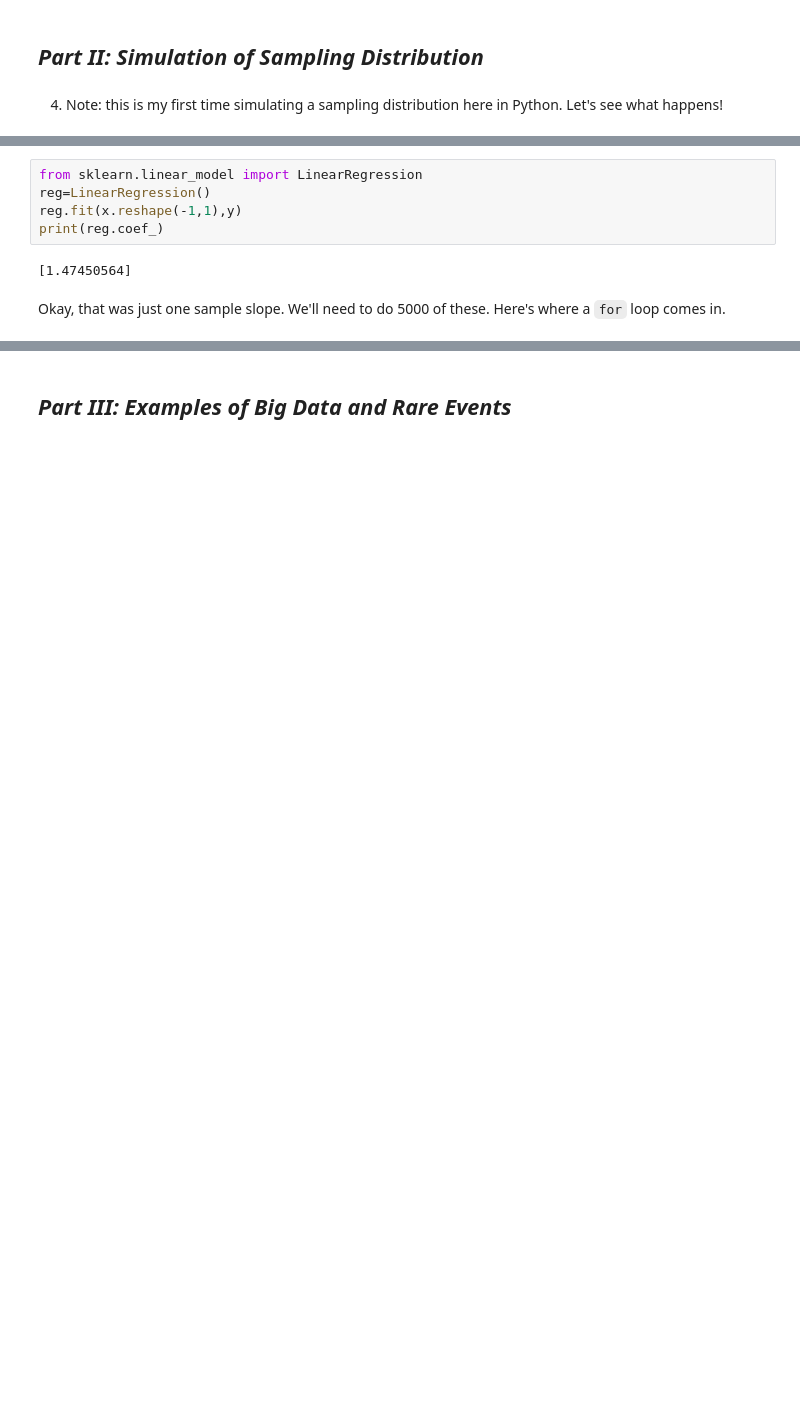
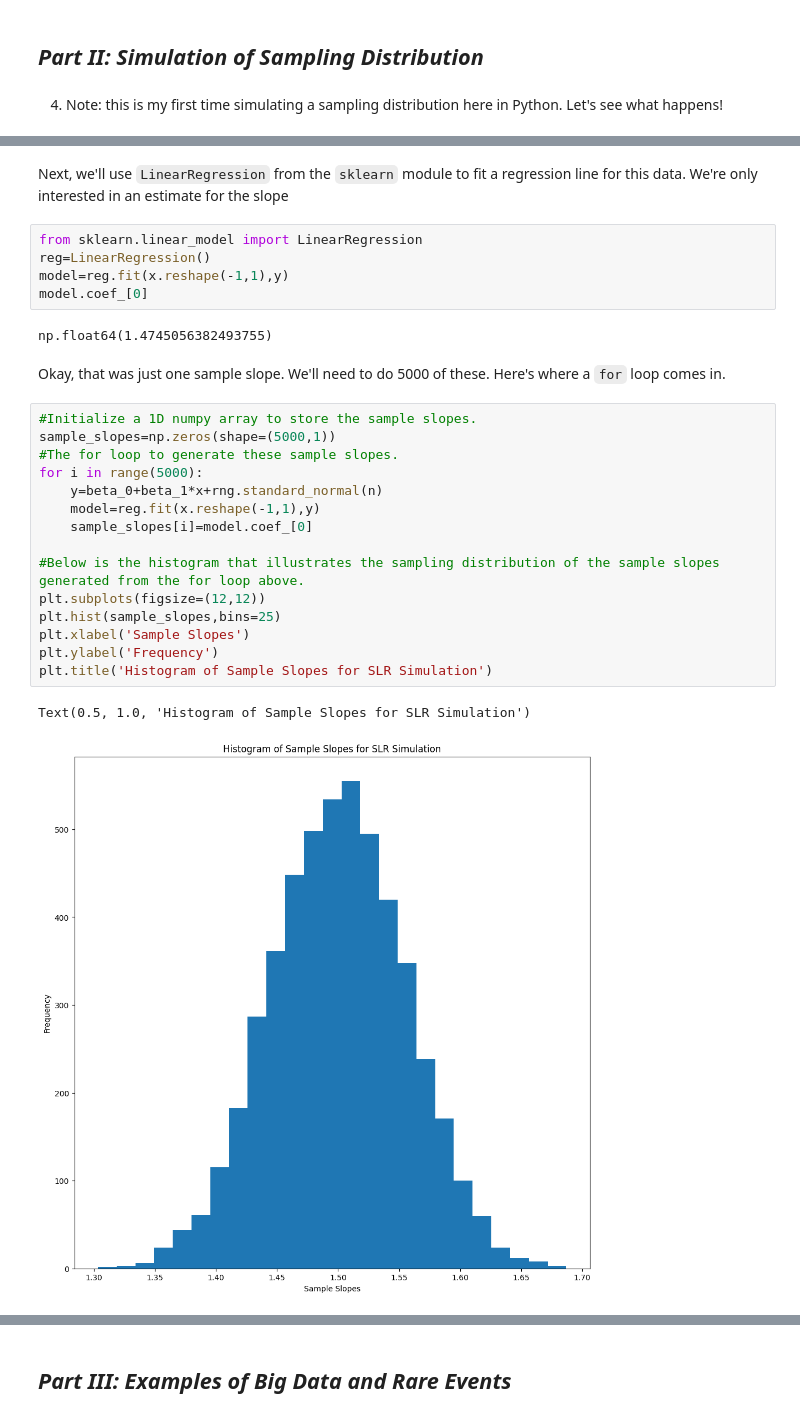
Before and after one commit to cashby-890/ST-554-HW5, a Jupyter notebook: ST554_Homework_Five_Cody_Ashby.ipynb, the cells around one changed output, grey strips where cells are left out. Cells and saved outputs as stored; diff of their text form; blank space fills up the shorter version.

```diff
--- a/ST554_Homework_Five_Cody_Ashby.ipynb
+++ b/ST554_Homework_Five_Cody_Ashby.ipynb
@@ -34,12 +37,32 @@ plt.scatter(x,y)
 plt.show()
 # %% [output]
 [figure]
+# %% [markdown]
+Next, we'll use `LinearRegression` from the `sklearn` module to fit a regression line for this data. We're only interested in an estimate for the slope
 # %%
 from sklearn.linear_model import LinearRegression
 reg=LinearRegression()
-reg.fit(x.reshape(-1,1),y)
-print(reg.coef_)
+model=reg.fit(x.reshape(-1,1),y)
+model.coef_[0]
 # %% [output]
-[1.47450564]
+np.float64(1.4745056382493755)
 # %% [markdown]
 Okay, that was just one sample slope. We'll need to do 5000 of these. Here's where a `for` loop comes in.
+# %%
+#Initialize a 1D numpy array to store the sample slopes.
+sample_slopes=np.zeros(shape=(5000,1))
+#The for loop to generate these sample slopes.
+for i in range(5000):
+    y=beta_0+beta_1*x+rng.standard_normal(n)
+    model=reg.fit(x.reshape(-1,1),y)
+    sample_slopes[i]=model.coef_[0]
+
+#Below is the histogram that illustrates the sampling distribution of the sample slopes generated from the for loop above.
+plt.subplots(figsize=(12,12))
+plt.hist(sample_slopes,bins=25)
+plt.xlabel('Sample Slopes')
+plt.ylabel('Frequency')
+plt.title('Histogram of Sample Slopes for SLR Simulation')
+# %% [output]
+Text(0.5, 1.0, 'Histogram of Sample Slopes for SLR Simulation')
+[figure, added]
```
Also changed, not shown: parts of 22 cells of this notebook.
